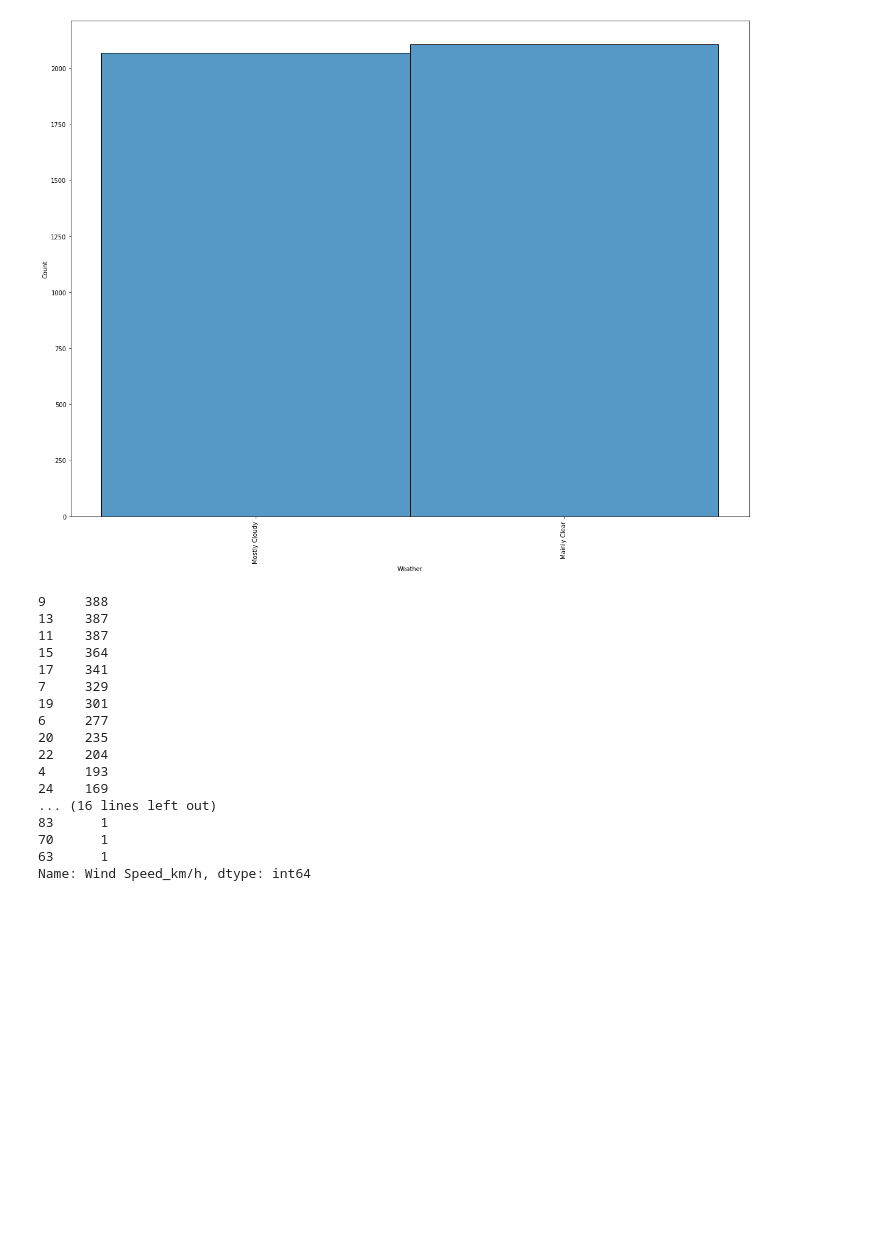
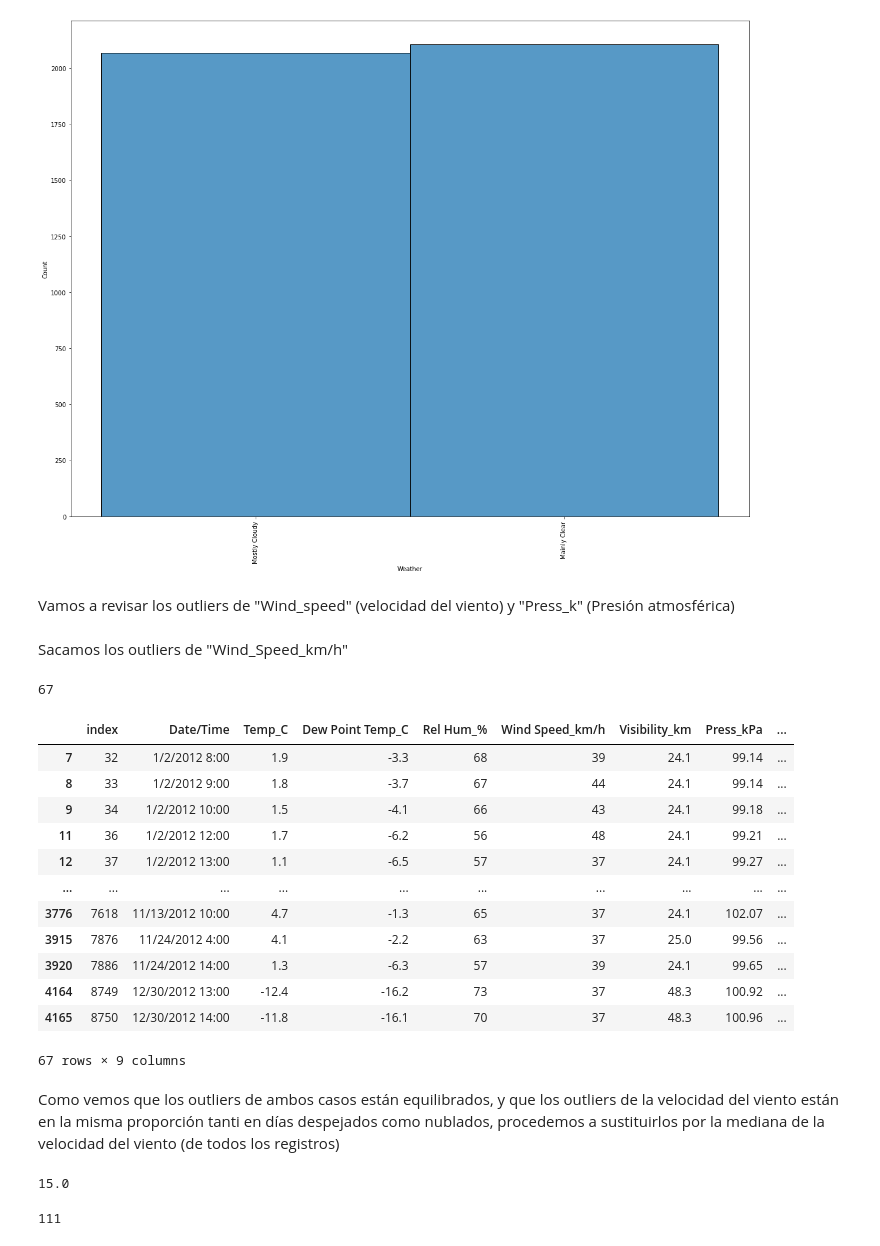
Before and after one commit to Adalab/Da-promoB-Modulo-3-Sprint-1-Lucia-Natalia, a Jupyter notebook: Regresion logística/Pair-Programming-Modulo3-Sprint1-EDA-Regresion_logística.ipynb, the cells around one changed output. Cells and saved outputs as stored; diff of their text form; code cells hidden in the pictures; blank space fills up the shorter version.

```diff
--- a/Regresion logística/Pair-Programming-Modulo3-Sprint1-EDA-Regresion_logística.ipynb
+++ b/Regresion logística/Pair-Programming-Modulo3-Sprint1-EDA-Regresion_logística.ipynb
@@ -191,23 +192,30 @@ plt.xticks(rotation = 90)
 plt.show();
 # %% [output]
 [figure]
+# %% [markdown]
+Vamos a revisar los outliers de "Wind_speed" (velocidad del viento) y "Press_k" (Presión atmosférica)
+# %%
+def detectar_outliers(lista_columnas, dataframe):
+    dicc_indices = {} # creamos un diccionario donde almacenaremos índices de los outliers
+    # iteramos por la lista de las columnas numéricas de nuestro dataframe
+    for col in lista_columnas:
+        #calculamos los cuartiles Q1 y Q3
+        Q1 = np.nanpercentile(dataframe[col], 25)
+        Q3 = np.nanpercentile(dataframe[col], 75)
+        # calculamos el rango intercuartil
+        IQR = Q3 - Q1
+        # calculamos los límites
+        outlier_step = 1.5 * IQR
+        # filtramos nuestro dataframe para indentificar los outliers
+        outliers_data = dataframe[(dataframe[col] < Q1 - outlier_step) | (dataframe[col] > Q3 + outlier_step)]
+        if outliers_data.shape[0] > 0: # chequeamos si nuestro dataframe tiene alguna fila.
+            dicc_indices[col] = (list(outliers_data.index)) # si tiene fila es que hay outliers y por lo tanto lo añadimos a nuestro diccionario
+    return dicc_indices, outliers_data
+# %% [markdown]
+Sacamos los outliers de "Wind_Speed_km/h"
+# %%
+indice_viento, out_viento = detectar_outliers(["Wind Speed_km/h"], df2)
 # %%
-df2["Wind Speed_km/h"].value_counts()
+len(indice_viento["Wind Speed_km/h"])
 # %% [output]
-9     388
-13    387
-11    387
-15    364
-17    341
-7     329
-19    301
-6     277
-20    235
-22    204
-4     193
-24    169
-... (16 lines left out)
-83      1
-70      1
-63      1
-Name: Wind Speed_km/h, dtype: int64
+67
@@ -215,0 +222,16 @@ tab = pd.crosstab (index = df ['Edad'], columnas = 'recuento')
+# %%
+out_viento
+# %% [output]
+|  | index | Date/Time | Temp_C | Dew Point Temp_C | Rel Hum_% | Wind Speed_km/h | Visibility_km | Press_kPa | ... |
+| 7 | 32 | 1/2/2012 8:00 | 1.9 | -3.3 | 68 | 39 | 24.1 | 99.14 | ... |
+| 8 | 33 | 1/2/2012 9:00 | 1.8 | -3.7 | 67 | 44 | 24.1 | 99.14 | ... |
+| 9 | 34 | 1/2/2012 10:00 | 1.5 | -4.1 | 66 | 43 | 24.1 | 99.18 | ... |
+| 11 | 36 | 1/2/2012 12:00 | 1.7 | -6.2 | 56 | 48 | 24.1 | 99.21 | ... |
+| 12 | 37 | 1/2/2012 13:00 | 1.1 | -6.5 | 57 | 37 | 24.1 | 99.27 | ... |
+| ... | ... | ... | ... | ... | ... | ... | ... | ... | ... |
+| 3776 | 7618 | 11/13/2012 10:00 | 4.7 | -1.3 | 65 | 37 | 24.1 | 102.07 | ... |
+| 3915 | 7876 | 11/24/2012 4:00 | 4.1 | -2.2 | 63 | 37 | 25.0 | 99.56 | ... |
+| 3920 | 7886 | 11/24/2012 14:00 | 1.3 | -6.3 | 57 | 39 | 24.1 | 99.65 | ... |
+| 4164 | 8749 | 12/30/2012 13:00 | -12.4 | -16.2 | 73 | 37 | 48.3 | 100.92 | ... |
+| 4165 | 8750 | 12/30/2012 14:00 | -11.8 | -16.1 | 70 | 37 | 48.3 | 100.96 | ... |
+67 rows × 9 columns
@@ -215,0 +244,7 @@ tab = pd.crosstab (index = df ['Edad'], columnas = 'recuento')
+# %% [markdown]
+Como vemos que los outliers de ambos casos están equilibrados, y que los outliers de la velocidad del viento están en la misma proporción tanti en días despejados como nublados, procedemos a sustituirlos por la mediana de la velocidad del viento (de todos los registros)
+# %%
+mediana_viento = df2["Wind Speed_km/h"].median()
+mediana_viento
+# %% [output]
+15.0
@@ -215,0 +253,4 @@ tab = pd.crosstab (index = df ['Edad'], columnas = 'recuento')
+# %%
+len(indice_presion["Press_kPa"])
+# %% [output]
+111
```
Also changed, not shown: parts of 11 cells of this notebook, 1 other file.
